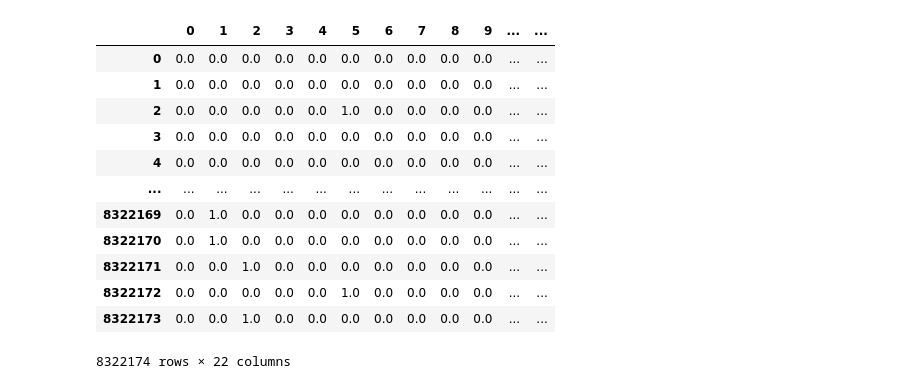
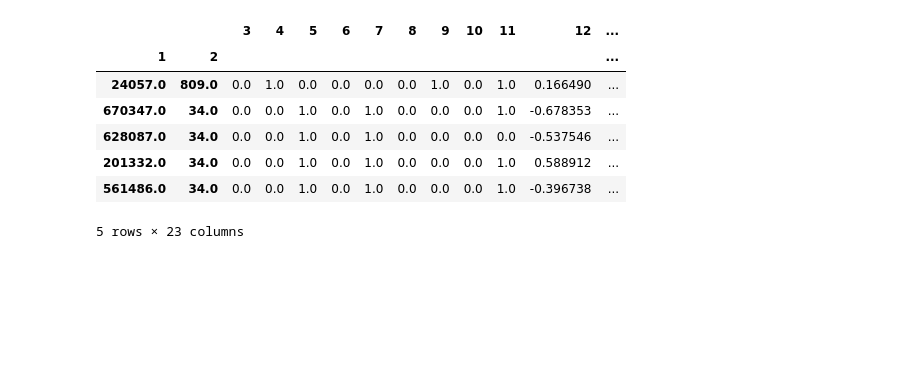
Before and after one commit to Zuza-b/ChangeDEEPly, a Jupyter notebook: notebooks/test.ipynb, the cells around one changed output. Drawn from its saved outputs; the diff is of its cells as text; code cells hidden in the pictures; blank space fills up the shorter version.

```diff
--- a/notebooks/test.ipynb
+++ b/notebooks/test.ipynb
@@ -31 +28,3 @@ df.head(50)
+# %%
+df = df.reset_index(drop=True)
 # %%
@@ -32,0 +127,2 @@ df = df.drop(columns=['Unnamed: 0'])
+# %%
+test_temp = df.iloc[:50000,]
@@ -39,17 +175,14 @@ timediff = list(df['timediff'])
+# %%
+X.head()
+# %% [output]
+|  |  | 3 | 4 | 5 | 6 | 7 | 8 | 9 | 10 | 11 | 12 | ... |
+| 1 | 2 |  |  |  |  |  |  |  |  |  |  | ... |
+| 24057.0 | 809.0 | 0.0 | 1.0 | 0.0 | 0.0 | 0.0 | 0.0 | 1.0 | 0.0 | 1.0 | 0.166490 | ... |
+| 670347.0 | 34.0 | 0.0 | 0.0 | 1.0 | 0.0 | 1.0 | 0.0 | 0.0 | 0.0 | 1.0 | -0.678353 | ... |
+| 628087.0 | 34.0 | 0.0 | 0.0 | 1.0 | 0.0 | 1.0 | 0.0 | 0.0 | 0.0 | 0.0 | -0.537546 | ... |
+| 201332.0 | 34.0 | 0.0 | 0.0 | 1.0 | 0.0 | 1.0 | 0.0 | 0.0 | 0.0 | 1.0 | 0.588912 | ... |
+| 561486.0 | 34.0 | 0.0 | 0.0 | 1.0 | 0.0 | 1.0 | 0.0 | 0.0 | 0.0 | 1.0 | -0.396738 | ... |
+5 rows × 23 columns
 # %%
-action_X
+X_train, X_test, y_train, y_test = train_test_split(X, y, test_size=0.33, random_state=42)
-# %% [output]
-|  | 0 | 1 | 2 | 3 | 4 | 5 | 6 | 7 | 8 | 9 | ... | ... |
-| 0 | 0.0 | 0.0 | 0.0 | 0.0 | 0.0 | 0.0 | 0.0 | 0.0 | 0.0 | 0.0 | ... | ... |
-| 1 | 0.0 | 0.0 | 0.0 | 0.0 | 0.0 | 0.0 | 0.0 | 0.0 | 0.0 | 0.0 | ... | ... |
-| 2 | 0.0 | 0.0 | 0.0 | 0.0 | 0.0 | 1.0 | 0.0 | 0.0 | 0.0 | 0.0 | ... | ... |
-| 3 | 0.0 | 0.0 | 0.0 | 0.0 | 0.0 | 0.0 | 0.0 | 0.0 | 0.0 | 0.0 | ... | ... |
-| 4 | 0.0 | 0.0 | 0.0 | 0.0 | 0.0 | 0.0 | 0.0 | 0.0 | 0.0 | 0.0 | ... | ... |
-| ... | ... | ... | ... | ... | ... | ... | ... | ... | ... | ... | ... | ... |
-| 8322169 | 0.0 | 1.0 | 0.0 | 0.0 | 0.0 | 0.0 | 0.0 | 0.0 | 0.0 | 0.0 | ... | ... |
-| 8322170 | 0.0 | 1.0 | 0.0 | 0.0 | 0.0 | 0.0 | 0.0 | 0.0 | 0.0 | 0.0 | ... | ... |
-| 8322171 | 0.0 | 0.0 | 1.0 | 0.0 | 0.0 | 0.0 | 0.0 | 0.0 | 0.0 | 0.0 | ... | ... |
-| 8322172 | 0.0 | 0.0 | 0.0 | 0.0 | 0.0 | 1.0 | 0.0 | 0.0 | 0.0 | 0.0 | ... | ... |
-| 8322173 | 0.0 | 0.0 | 1.0 | 0.0 | 0.0 | 0.0 | 0.0 | 0.0 | 0.0 | 0.0 | ... | ... |
-8322174 rows × 22 columns
 # %%
```
Also changed, not shown: parts of 25 cells of this notebook, 1 other file.
